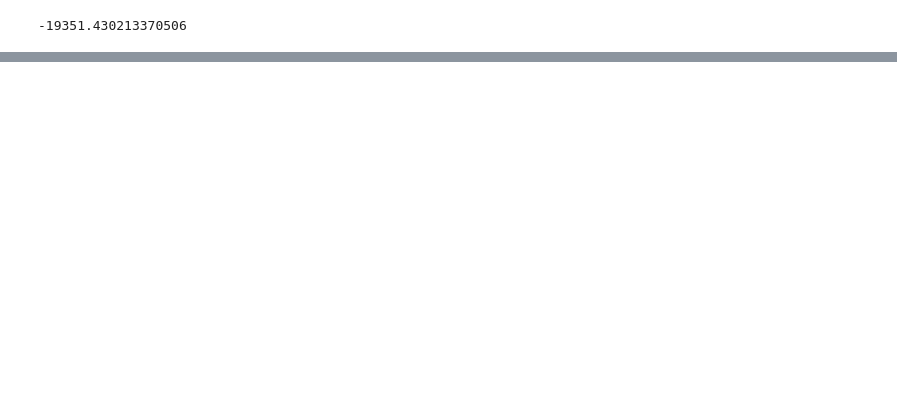
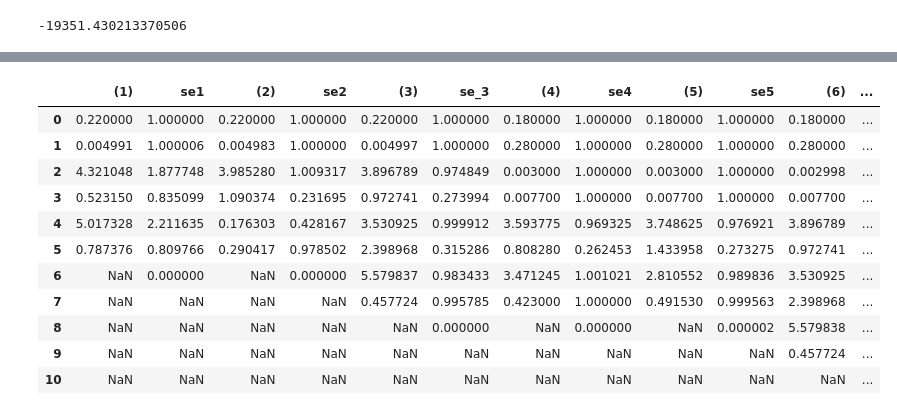
Before and after one commit to meganmccoy/masters-thesis, a Jupyter notebook: notebook/882 Replication.ipynb, the cells around one changed output, grey strips where cells are left out. Drawn from its saved outputs; the diff is of its cells as text; code cells hidden in the pictures; blank space fills up the shorter version.

Commit message:
Output in dataframe

```diff
--- a/notebook/882 Replication.ipynb
+++ b/notebook/882 Replication.ipynb
@@ -738,5 +746,7 @@ est_2
 d_2 = np.exp(est_2.x[4])
 p_2 = np.exp(est_2.x[5])/(1+np.exp(est_2.x[5]))
 
-print(λ_2, η_2, μ_2, σ_2, d_2, p_2)
+coeff_2 = [λ_2, η_2, μ_2, σ_2, d_2, p_2]
+
+print(coeff_2)
 # %% [output]
@@ -854,5 +866,7 @@ est_4
 μF_4 = est_4.x[6]
 σF_4 = np.exp(est_4.x[7])
 
-print(λM_4, λF_4, ηM_4, ηF_4, μM_4, σM_4, μF_4, σF_4)
+coeff_4 = [λM_4, λF_4, ηM_4, ηF_4, μM_4, σM_4, μF_4, σF_4]
+
+print(coeff_4)
 # %% [output]
@@ -965,5 +980,7 @@ est_1
 μF_1 = est_1.x[4]
 σF_1 = np.exp(est_1.x[5])
 
-print(λ_1, η_1, μM_1, σM_1, μF_1, σF_1)
+coeff_1 = [λ_1, η_1, μM_1, σM_1, μF_1, σF_1]
+
+print(coeff_1)
 # %% [output]
@@ -980,0 +1010,7 @@ standard errors:  [1.         1.00000586 1.87774827 0.83509922 2.21163506 0.8097
+# %%
+ts1 = [item for sublist in ts_1 for item in sublist]
+ts2 = [item for sublist in ts_2 for item in sublist]
+ts3 = [item for sublist in ts_3 for item in sublist]
+ts4 = [item for sublist in ts_4 for item in sublist]
+ts5 = [item for sublist in ts_5 for item in sublist]
+ts6 = [item for sublist in ts_6 for item in sublist]
@@ -980,0 +1039,28 @@ standard errors:  [1.         1.00000586 1.87774827 0.83509922 2.21163506 0.8097
+# %%
+pd.DataFrame({
+    '(1)': coeff_1,
+    'se1': ts1,
+    '(2)': coeff_2,
+    'se2': ts2,
+    '(3)': coeff_3,
+    'se_3': ts3,
+    '(4)': coeff_4,
+    'se4': ts4,
+    '(5)': coeff_5,
+    'se5': ts5,
+    '(6)': coeff_6,
+    'se6': ts6
+})
+# %% [output]
+|  | (1) | se1 | (2) | se2 | (3) | se_3 | (4) | se4 | (5) | se5 | (6) | ... |
+| 0 | 0.220000 | 1.000000 | 0.220000 | 1.000000 | 0.220000 | 1.000000 | 0.180000 | 1.000000 | 0.180000 | 1.000000 | 0.180000 | ... |
+| 1 | 0.004991 | 1.000006 | 0.004983 | 1.000000 | 0.004997 | 1.000000 | 0.280000 | 1.000000 | 0.280000 | 1.000000 | 0.280000 | ... |
+| 2 | 4.321048 | 1.877748 | 3.985280 | 1.009317 | 3.896789 | 0.974849 | 0.003000 | 1.000000 | 0.003000 | 1.000000 | 0.002998 | ... |
+| 3 | 0.523150 | 0.835099 | 1.090374 | 0.231695 | 0.972741 | 0.273994 | 0.007700 | 1.000000 | 0.007700 | 1.000000 | 0.007700 | ... |
+| 4 | 5.017328 | 2.211635 | 0.176303 | 0.428167 | 3.530925 | 0.999912 | 3.593775 | 0.969325 | 3.748625 | 0.976921 | 3.896789 | ... |
+| 5 | 0.787376 | 0.809766 | 0.290417 | 0.978502 | 2.398968 | 0.315286 | 0.808280 | 0.262453 | 1.433958 | 0.273275 | 0.972741 | ... |
+| 6 | NaN | 0.000000 | NaN | 0.000000 | 5.579837 | 0.983433 | 3.471245 | 1.001021 | 2.810552 | 0.989836 | 3.530925 | ... |
+| 7 | NaN | NaN | NaN | NaN | 0.457724 | 0.995785 | 0.423000 | 1.000000 | 0.491530 | 0.999563 | 2.398968 | ... |
+| 8 | NaN | NaN | NaN | NaN | NaN | 0.000000 | NaN | 0.000000 | NaN | 0.000002 | 5.579838 | ... |
+| 9 | NaN | NaN | NaN | NaN | NaN | NaN | NaN | NaN | NaN | NaN | 0.457724 | ... |
+| 10 | NaN | NaN | NaN | NaN | NaN | NaN | NaN | NaN | NaN | NaN | NaN | ... |
```
Also changed, not shown: parts of 20 cells of this notebook.
